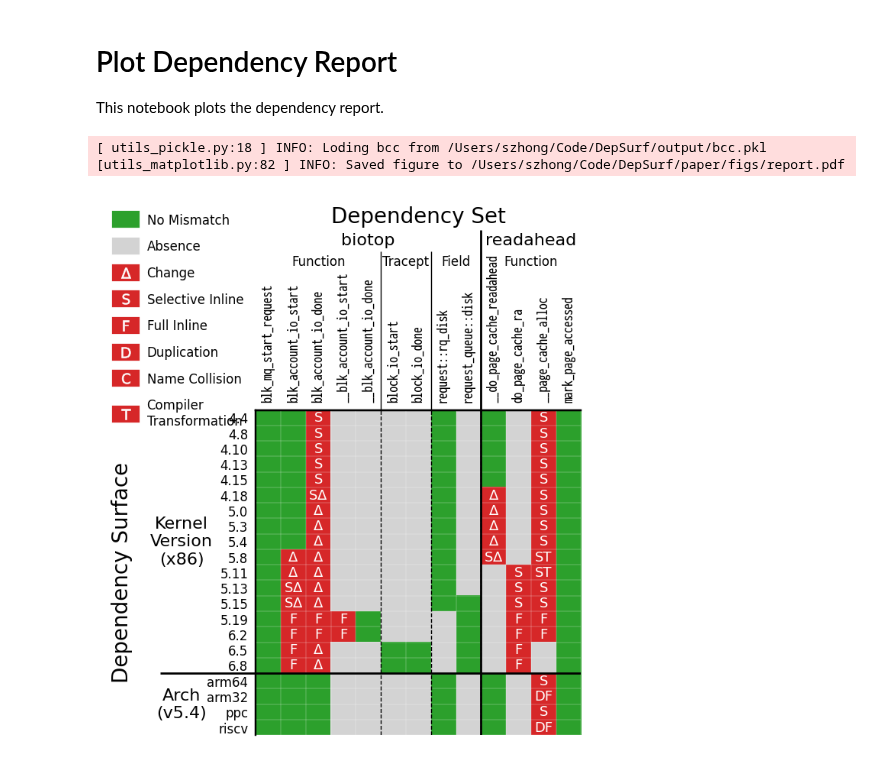
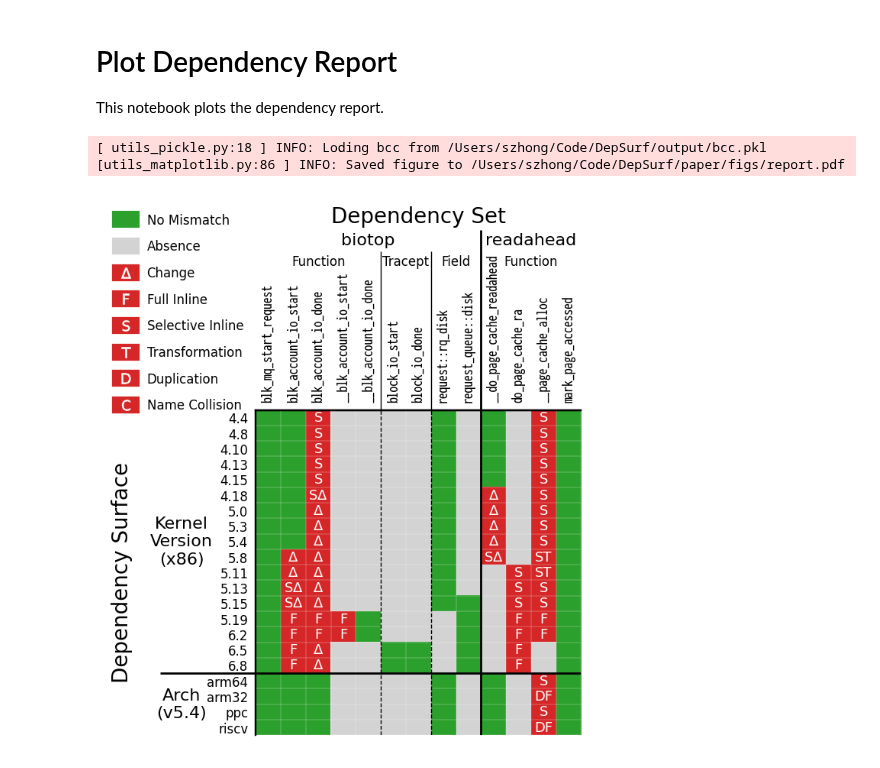
Before and after one commit to ShawnZhong/DepSurf, a Jupyter notebook: 51_plot.ipynb, the cells around one changed output. Cells and saved outputs as stored; diff of their text form; code cells hidden in the pictures.

```diff
--- a/51_plot.ipynb
+++ b/51_plot.ipynb
@@ -59,11 +59,11 @@ LEGNED = [
     ("No Mismatch", "", "tab:green"),
     ("Absence", "", "lightgray"),
     ("Change", r"$\Delta$", "tab:red"),
+    ("Full Inline", r"$\text{F}$", "tab:red"),
     ("Selective Inline", r"$\text{S}$", "tab:red"),
-    ("Full Inline", r"$\text{F}$", "tab:red"),
+    ("Transformation", r"$\text{T}$", "tab:red"),
     ("Duplication", r"$\text{D}$", "tab:red"),
     ("Name Collision", r"$\text{C}$", "tab:red"),
-    ("Compiler\nTransformation", r"$\text{T}$", "tab:red"),
 ]
 
 report_data: Dict[str, ReportDict] = load_pkl("bcc")
@@ -249,32 +249,32 @@ ax.legend(
     ncol=1,
     fontsize=6,
     handlelength=0.8,
     labelspacing=1,
     handletextpad=1.25,
 )
 
 
 xlabel = "Dependency Surface"
 ylabel = "Dependency Set"
 
 if TRANSPOSE:
     xlabel, ylabel = ylabel, xlabel
 
 ax.set_xlabel(
     xlabel,
     fontsize=10,
     labelpad=15,
     # font="Arial",
 )
 ax.set_ylabel(
     ylabel,
     fontsize=10,
     labelpad=35 if TRANSPOSE else 15,
     # font="Arial",
 )
 
 save_fig(fig, "report")
 # %% [output]
 [ utils_pickle.py:18 ] INFO: Loding bcc from /Users/szhong/Code/DepSurf/output/bcc.pkl
-[utils_matplotlib.py:82 ] INFO: Saved figure to /Users/szhong/Code/DepSurf/paper/figs/report.pdf
+[utils_matplotlib.py:86 ] INFO: Saved figure to /Users/szhong/Code/DepSurf/paper/figs/report.pdf
-[figure, old version]
+[figure, new version]
```
